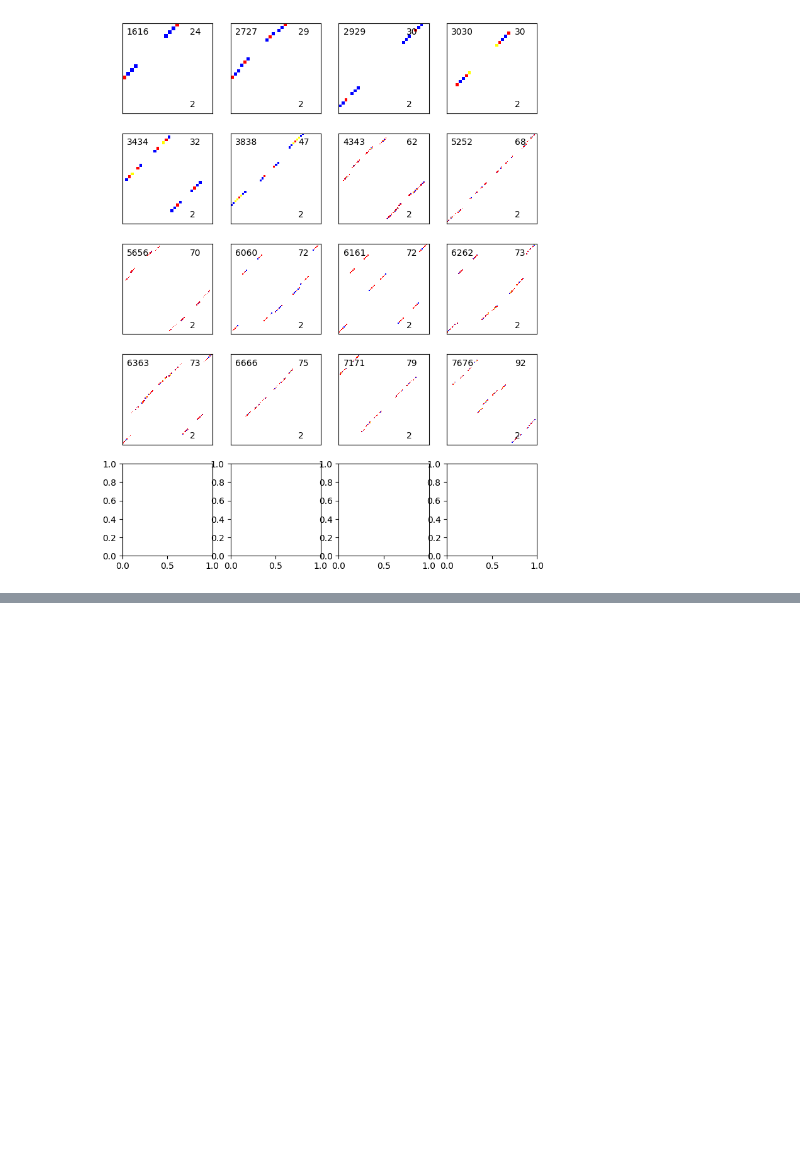
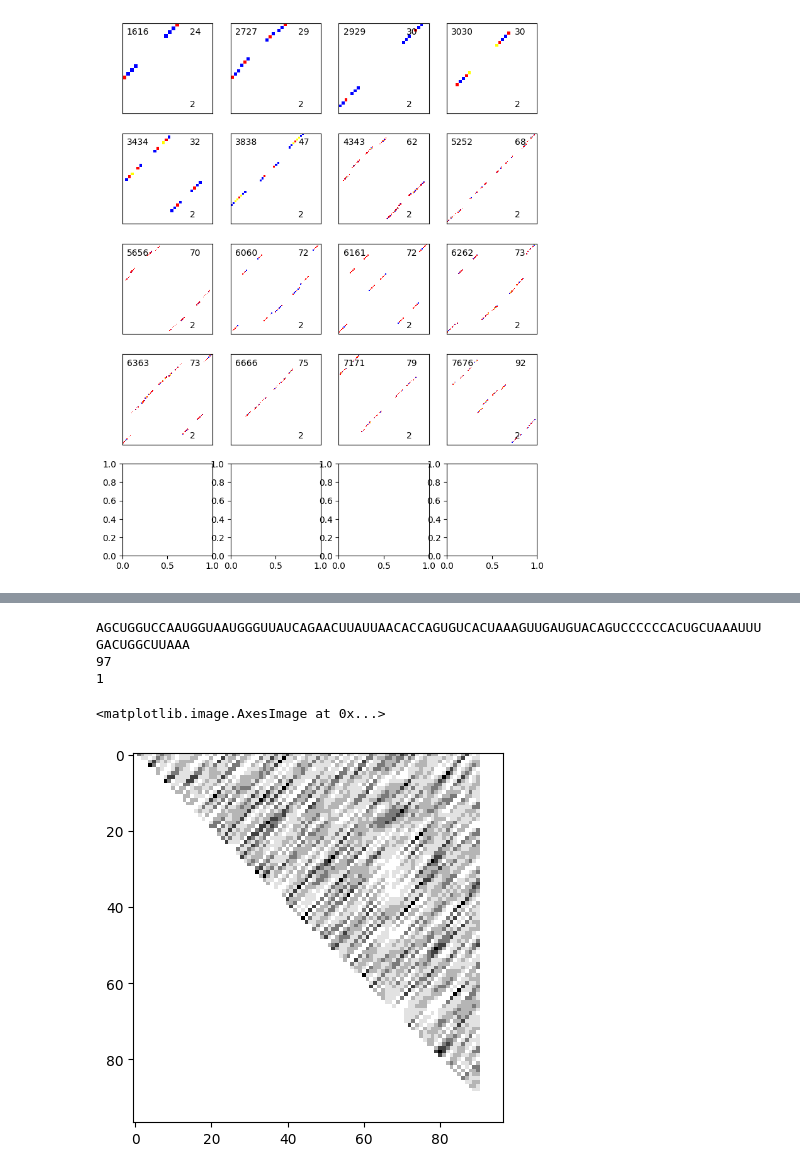
Before and after one commit to julius-2027/cs229_rna_folding, a Jupyter notebook: kinfold_simulations/SLURM/analyze_mfestruct_bpgrid.ipynb, the cells around one changed output, grey strips where cells are left out. Drawn from its saved outputs; the diff is of its cells as text; code cells hidden in the pictures; blank space fills up the shorter version.

```diff
--- a/kinfold_simulations/SLURM/analyze_mfestruct_bpgrid.ipynb
+++ b/kinfold_simulations/SLURM/analyze_mfestruct_bpgrid.ipynb
@@ -256,0 +373,13 @@ plt.savefig('bpgrid_colored_2peaks.pdf', bbox_inches='tight', pad_inches=0.25)
+# %%
+seq = df_subset_numpeaks1or2.loc[8000, 'sequence']
+print(seq)
+print(len(seq))
+print(df_subset_numpeaks1or2.loc[8000, 'num_peaks'])
+scores = kmer_comp_map(seq)
+plt.imshow(scores, cmap='Grays')
+# %% [output]
+AGCUGGUCCAAUGGUAAUGGGUUAUCAGAACUUAUUAACACCAGUGUCACUAAAGUUGAUGUACAGUCCCCCCACUGCUAAAUUUGACUGGCUUAAA
+97
+1
+<matplotlib.image.AxesImage at 0x...>
+[figure, added]
```
Also changed, not shown: parts of 26 cells of this notebook, 10 other files.
